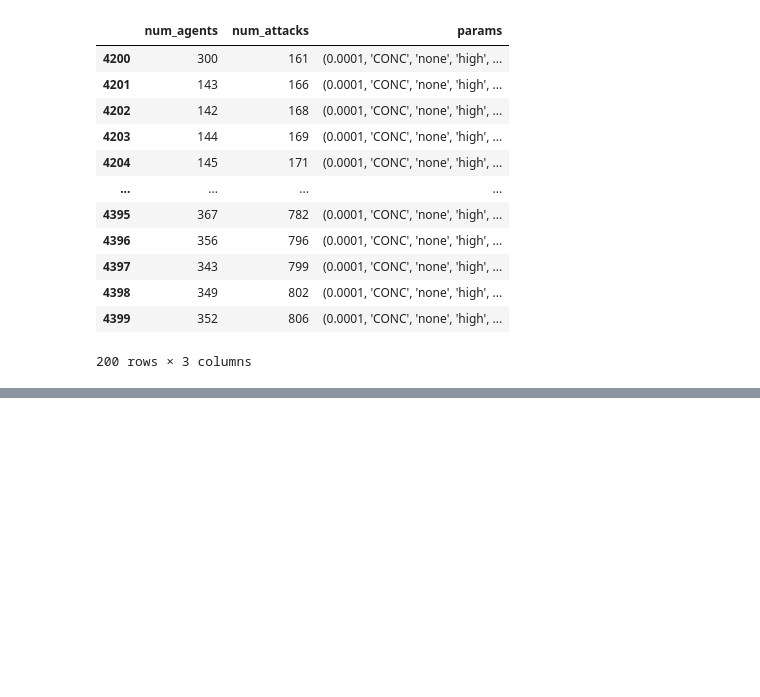
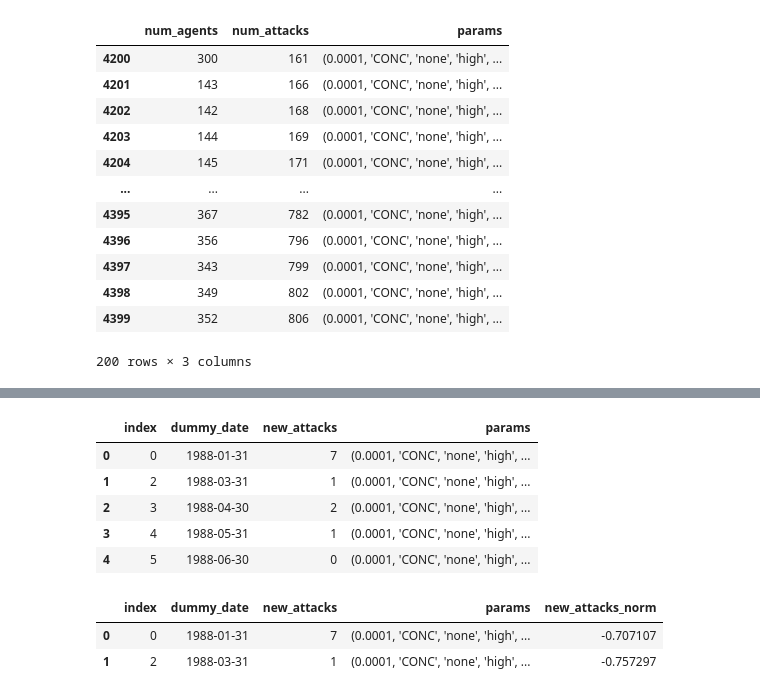
Before and after one commit to natalie-ayers/scientific-computing-counterterrorism-modeling, a Jupyter notebook: compare_model_and_real_dists.ipynb, the cells around one changed output, grey strips where cells are left out. Cells and saved outputs as stored; diff of their text form; code cells hidden in the pictures; blank space fills up the shorter version.

```diff
--- a/compare_model_and_real_dists.ipynb
+++ b/compare_model_and_real_dists.ipynb
@@ -267,0 +207,5 @@ final_years_means.head()
+# %%
+full_models = full_potential_models_skipfirst[full_potential_models_skipfirst['params'].isin(attacks_at_end)]
+print(full_potential_models_skipfirst.shape)
+print(full_models.shape)
+full_models.head()
@@ -267,0 +221,11 @@ final_years_means.head()
+# %%
+# normalize each scenario's values
+param_combos = full_models['params'].unique()
+
+for param in param_combos:
+    param_df = full_models[full_models['params']==param]
+    #print(param_df.index)
+    full_models.loc[param_df.index, 'new_attacks_norm'] = (param_df['new_attacks'] - \
+    param_df['new_attacks'].mean()) / param_df['new_attacks'].std()
+
+full_models.head(2)
@@ -267,0 +244,38 @@ final_years_means.head()
+# %%
+full_models_comp = full_models.loc[:,('dummy_date','new_attacks','params')]
+monthly_models_comp = pd.DataFrame(columns=['dummy_date','new_attacks','params'])
+param_combos = full_models_comp['params'].unique()
+
+for param in param_combos:
+    model_single = full_models_comp[full_models_comp['params']==param]
+    #print(model_single)
+    monthly_model_single = model_single.groupby(pd.Grouper(key='dummy_date',freq="M")).sum().reset_index()
+    #print(monthly_model_single)
+    monthly_model_single = monthly_model_single[monthly_model_single['params']!=0]
+    monthly_models_comp = pd.concat([monthly_models_comp, monthly_model_single])
+
+monthly_models_comp = monthly_models_comp.reset_index()
+# %%
+monthly_models_comp.head()
+# %% [output]
+|  | index | dummy_date | new_attacks | params |
+| 0 | 0 | 1988-01-31 | 7 | (0.0001, 'CONC', 'none', 'high', ... |
+| 1 | 2 | 1988-03-31 | 1 | (0.0001, 'CONC', 'none', 'high', ... |
+| 2 | 3 | 1988-04-30 | 2 | (0.0001, 'CONC', 'none', 'high', ... |
+| 3 | 4 | 1988-05-31 | 1 | (0.0001, 'CONC', 'none', 'high', ... |
+| 4 | 5 | 1988-06-30 | 0 | (0.0001, 'CONC', 'none', 'high', ... |
+# %%
+# normalize each scenario's values
+param_combos = monthly_models_comp['params'].unique()
+
+for param in param_combos:
+    param_df = monthly_models_comp[monthly_models_comp['params']==param]
+    #print(param_df.index)
+    monthly_models_comp.loc[param_df.index, 'new_attacks_norm'] = (param_df['new_attacks'] - \
+    param_df['new_attacks'].mean()) / param_df['new_attacks'].std()
+
+monthly_models_comp.head(2)
+# %% [output]
+|  | index | dummy_date | new_attacks | params | new_attacks_norm |
+| 0 | 0 | 1988-01-31 | 7 | (0.0001, 'CONC', 'none', 'high', ... | -0.707107 |
+| 1 | 2 | 1988-03-31 | 1 | (0.0001, 'CONC', 'none', 'high', ... | -0.757297 |
```
Also changed, not shown: parts of 15 cells of this notebook, 4 other files.
